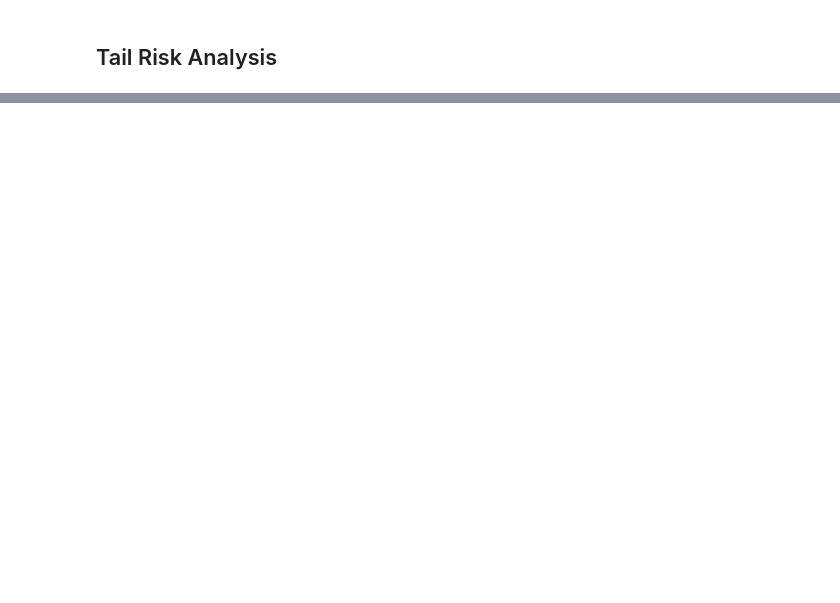
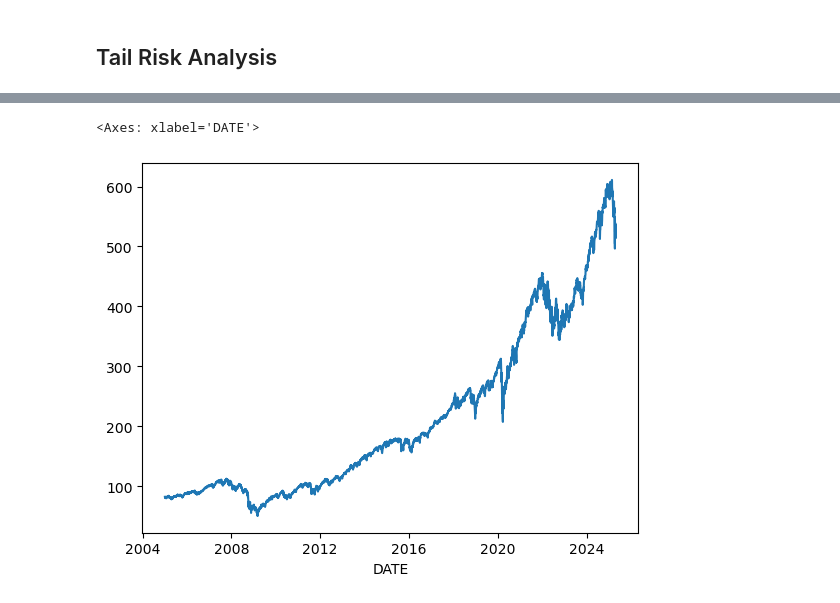
Before and after one commit to quantsummaries/sport, a Jupyter notebook: risk_analysis.ipynb, the cells around one changed output, grey strips where cells are left out. Saved outputs shown, nothing was run; the diff lists cells and outputs as text; code cells hidden in the pictures; blank space fills up the shorter version.

```diff
--- a/risk_analysis.ipynb
+++ b/risk_analysis.ipynb
@@ -361,0 +383,11 @@ for p in ['MinimalRisk', 'Bond50_Stock50', 'Bond20_Stock80', 'Stock100']:
+# %%
+ticker = "SPY"
+
+spy_data = pd.read_csv(os.path.join(data_dir, f"""{ticker}.csv"""))
+spy_data['DATE'] = [datetime.datetime.strptime(x, "%Y-%m-%d").date() for x in spy_data['DATE']]
+
+spy_prices = spy_data.set_index('DATE',drop=True)['CLOSE']
+spy_prices.plot.line()
+# %% [output]
+<Axes: xlabel='DATE'>
+[figure, added]
```
Also changed, not shown: parts of 39 cells of this notebook, 24 other files.
